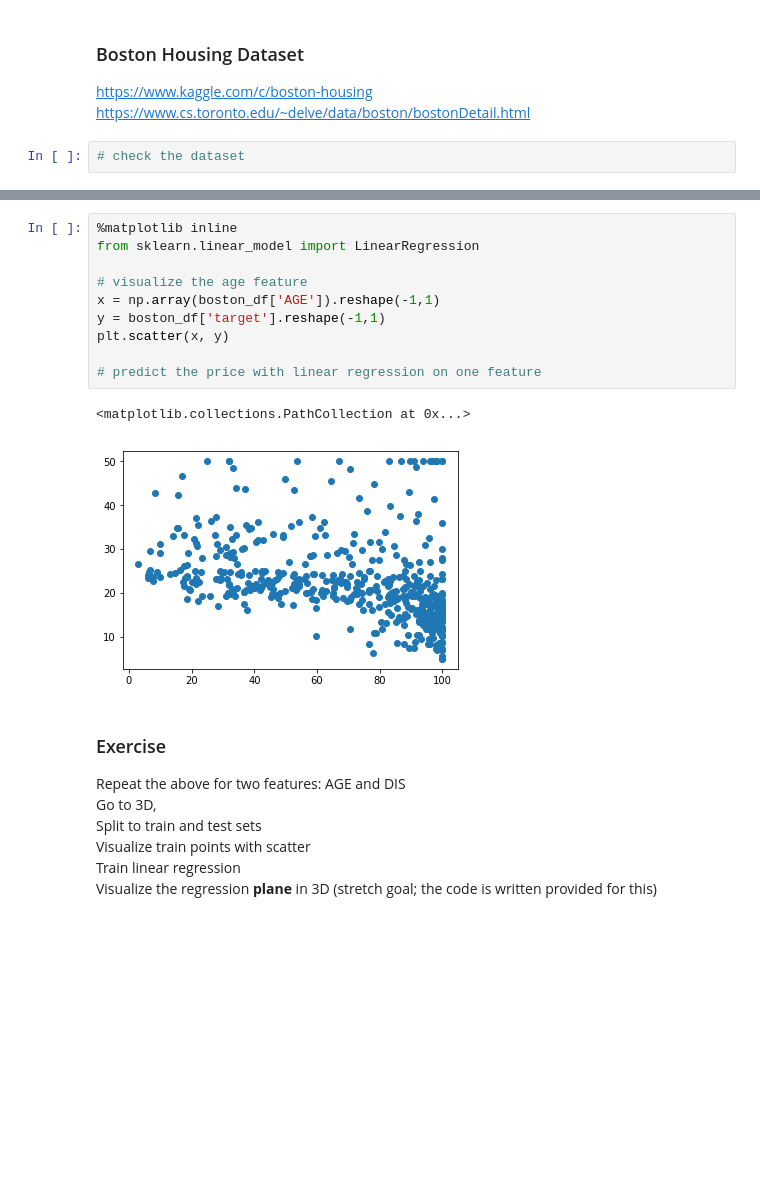
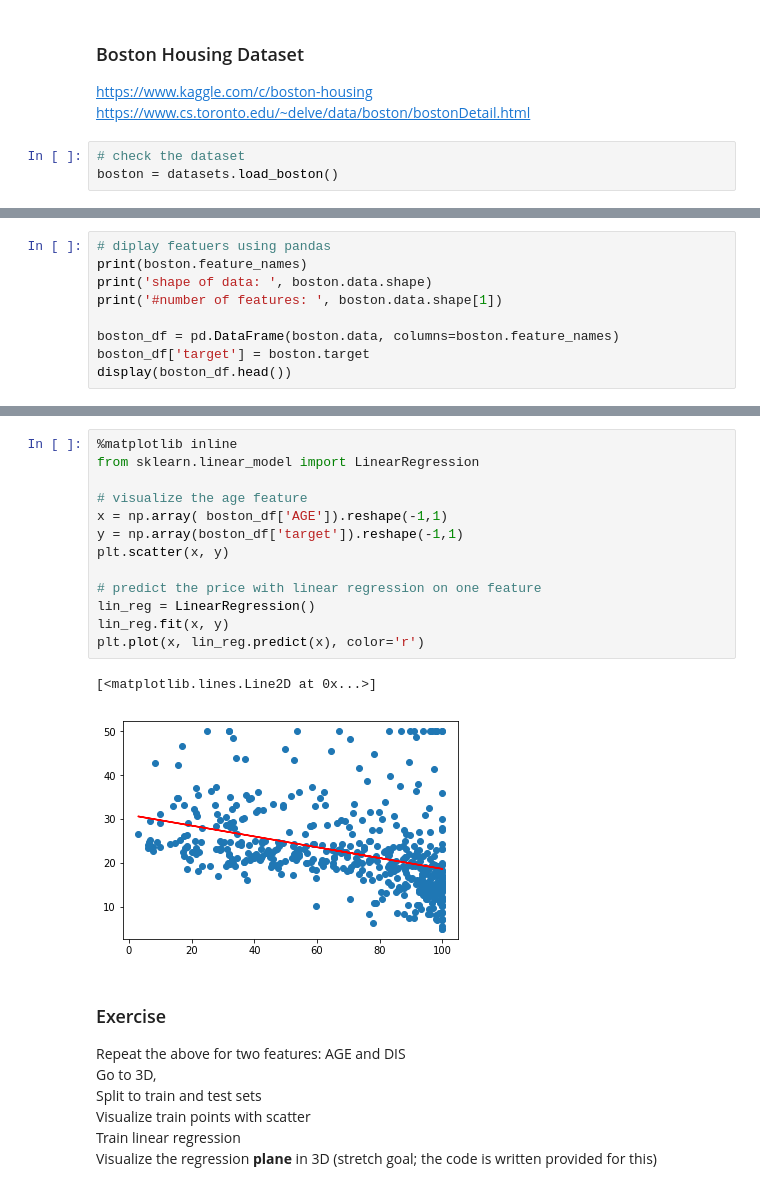
Before and after one commit to amir-abdi/ml_basics, a Jupyter notebook: notebooks/ml_basics2.ipynb, the cells around one changed output, grey strips where cells are left out. Drawn from its saved outputs; the diff is of its cells as text; blank space fills up the shorter version.

```diff
--- a/notebooks/ml_basics2.ipynb
+++ b/notebooks/ml_basics2.ipynb
@@ -40,3 +44,4 @@ https://www.kaggle.com/c/boston-housing <br>
 https://www.cs.toronto.edu/~delve/data/boston/bostonDetail.html
 # %%
 # check the dataset
+boston = datasets.load_boston()
@@ -44,0 +48,9 @@ https://www.cs.toronto.edu/~delve/data/boston/bostonDetail.html
+# %%
+# diplay featuers using pandas
+print(boston.feature_names)
+print('shape of data: ', boston.data.shape)
+print('#number of features: ', boston.data.shape[1])
+
+boston_df = pd.DataFrame(boston.data, columns=boston.feature_names)
+boston_df['target'] = boston.target
+display(boston_df.head())
@@ -45,16 +68,19 @@ https://www.cs.toronto.edu/~delve/data/boston/bostonDetail.html
 # %%
 %matplotlib inline
 from sklearn.linear_model import LinearRegression
 
 # visualize the age feature
-x = np.array(boston_df['AGE']).reshape(-1,1)
-y = boston_df['target'].reshape(-1,1)
+x = np.array( boston_df['AGE']).reshape(-1,1)
+y = np.array(boston_df['target']).reshape(-1,1)
 plt.scatter(x, y)
 
 # predict the price with linear regression on one feature
+lin_reg = LinearRegression()
+lin_reg.fit(x, y)
+plt.plot(x, lin_reg.predict(x), color='r')
 # %% [output]
-<matplotlib.collections.PathCollection at 0x...>
+[<matplotlib.lines.Line2D at 0x...>]
-[figure, old version]
+[figure, new version]
 # %% [markdown]
 ### Exercise
 Repeat the above for two features: AGE and DIS <br>
```
Also changed, not shown: parts of 17 cells of this notebook.
